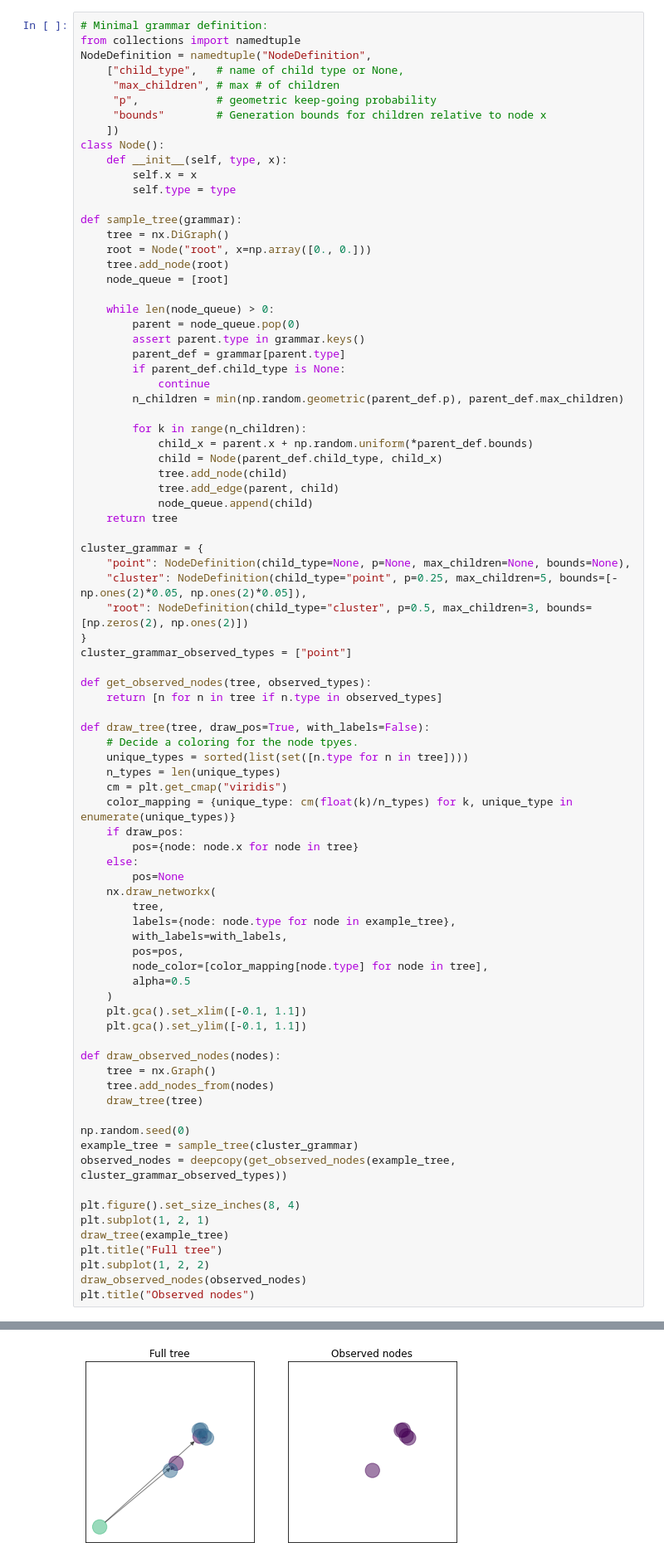
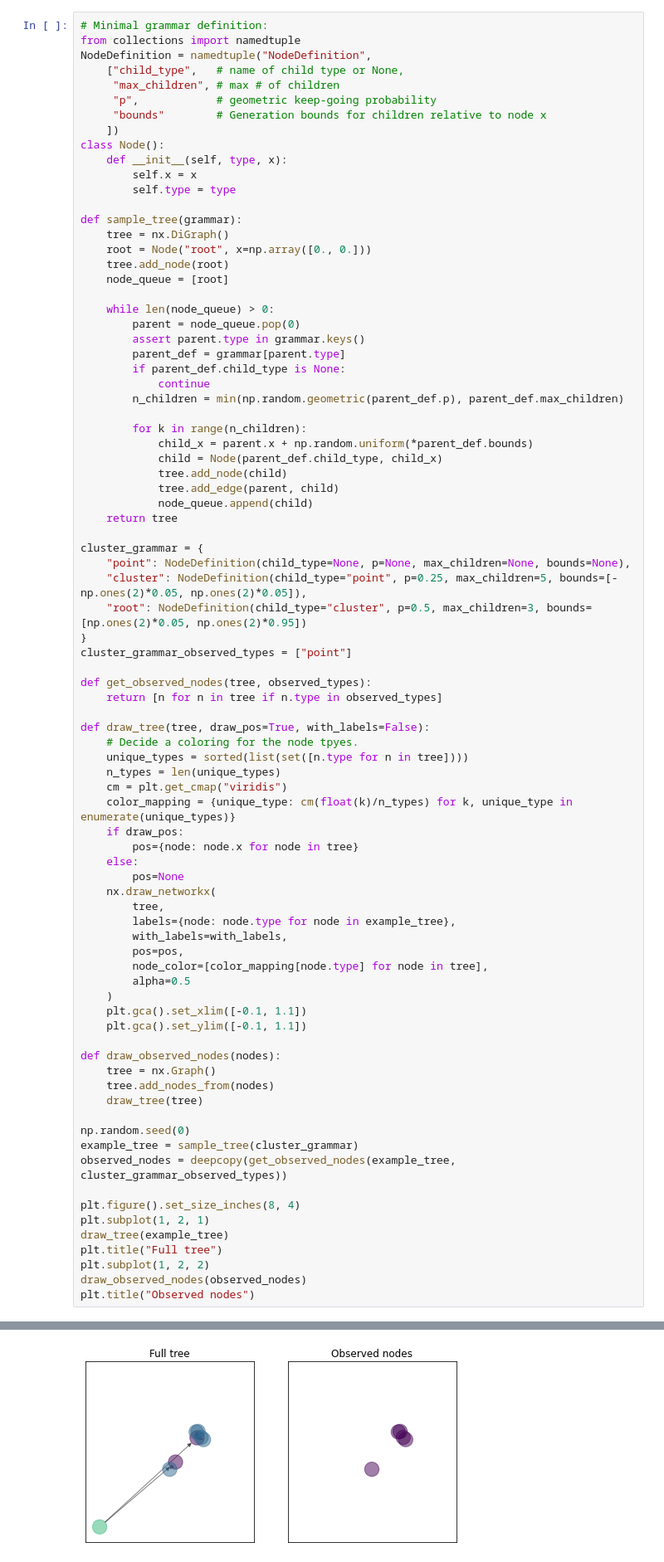
Before and after one commit to gizatt/spatial_scene_grammars, a Jupyter notebook: sandbox/mi_scene_parsing.ipynb, the cells around one changed output, grey strips where cells are left out. Shown at 83% size. Cells and saved outputs as stored; diff of their text form.

```diff
--- a/sandbox/mi_scene_parsing.ipynb
+++ b/sandbox/mi_scene_parsing.ipynb
@@ -68,7 +68,7 @@ def sample_tree(grammar):
 cluster_grammar = {
     "point": NodeDefinition(child_type=None, p=None, max_children=None, bounds=None),
     "cluster": NodeDefinition(child_type="point", p=0.25, max_children=5, bounds=[-np.ones(2)*0.05, np.ones(2)*0.05]),
-    "root": NodeDefinition(child_type="cluster", p=0.5, max_children=3, bounds=[np.zeros(2), np.ones(2)])
+    "root": NodeDefinition(child_type="cluster", p=0.5, max_children=3, bounds=[np.ones(2)*0.05, np.ones(2)*0.95])
 }
 cluster_grammar_observed_types = ["point"]
 
@@ -87,34 +87,34 @@ def draw_tree(tree, draw_pos=True, with_labels=False):
         pos=None
     nx.draw_networkx(
         tree,
         labels={node: node.type for node in example_tree},
         with_labels=with_labels,
         pos=pos,
         node_color=[color_mapping[node.type] for node in tree],
         alpha=0.5
     )
     plt.gca().set_xlim([-0.1, 1.1])
     plt.gca().set_ylim([-0.1, 1.1])
 
 def draw_observed_nodes(nodes):
     tree = nx.Graph()
     tree.add_nodes_from(nodes)
     draw_tree(tree)
 
 np.random.seed(0)
 example_tree = sample_tree(cluster_grammar)
 observed_nodes = deepcopy(get_observed_nodes(example_tree, cluster_grammar_observed_types))
 
 plt.figure().set_size_inches(8, 4)
 plt.subplot(1, 2, 1)
 draw_tree(example_tree)
 plt.title("Full tree")
 plt.subplot(1, 2, 2)
 draw_observed_nodes(observed_nodes)
 plt.title("Observed nodes")
 # %% [output]
 Text(0.5, 1.0, 'Observed nodes')
-[figure, old version]
+[figure, new version]
 # %% [markdown]
 Mixed integer parsing strategy:
 - Build the "super tree" of node types in the grammar: the scene tree (of types) that would result if every possible child node was produced.
```
Also changed, not shown: parts of 5 cells of this notebook.
